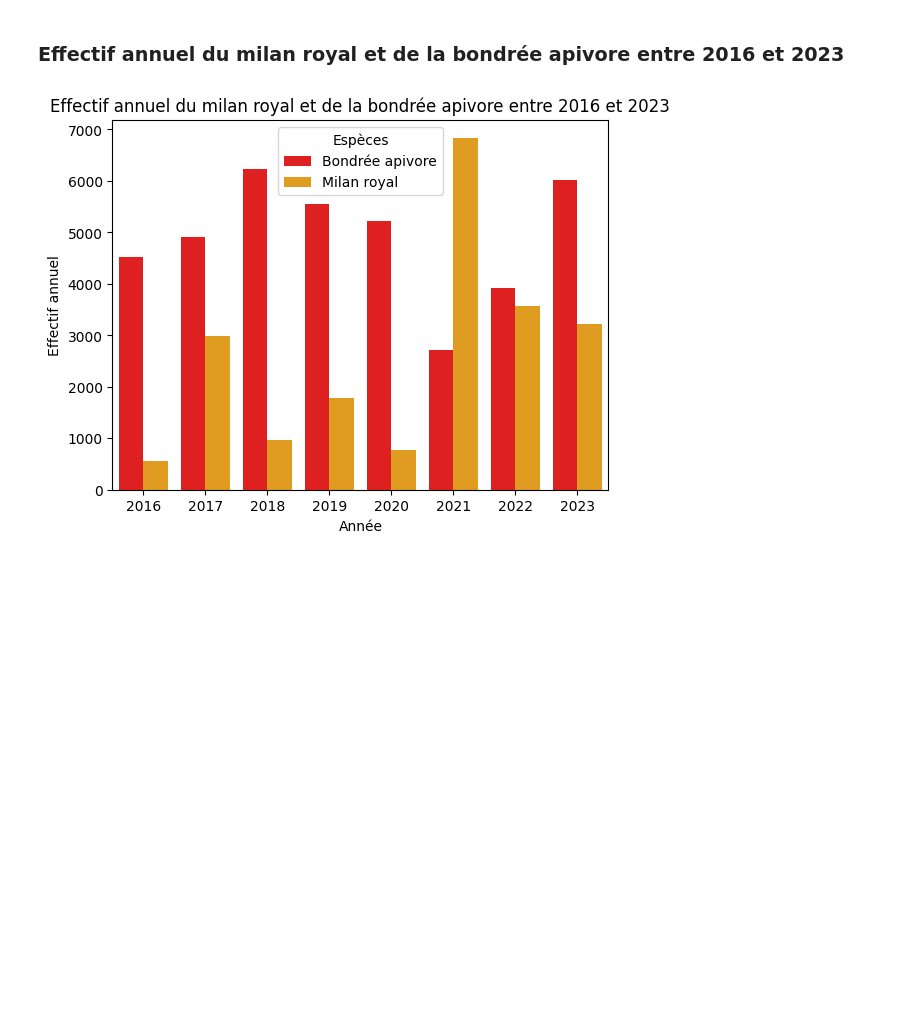
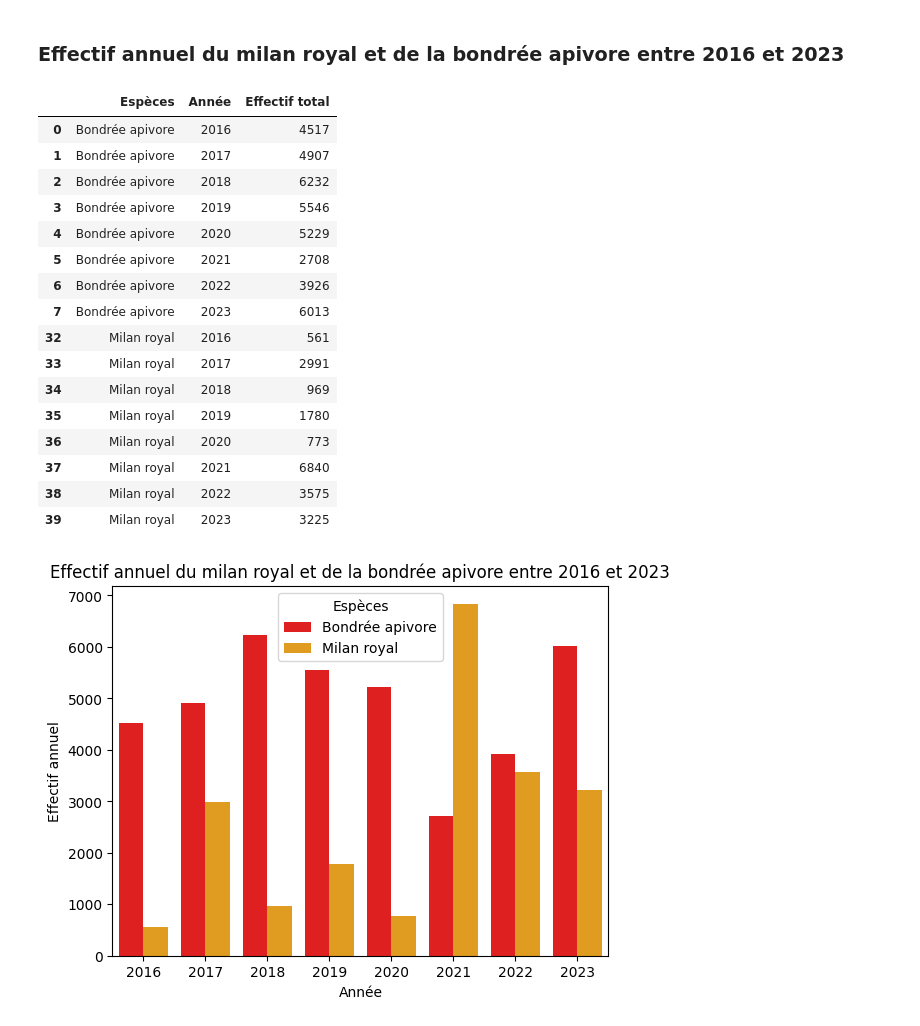
Before and after one commit to amelietatin/oiseaux_cols_libres, a Jupyter notebook: code/6A_ocl_data_top_6_analysis_effectifs_annuels.ipynb, the cells around one changed output. Cells and saved outputs as stored; diff of their text form; code cells hidden in the pictures; blank space fills up the shorter version.

```diff
--- a/code/6A_ocl_data_top_6_analysis_effectifs_annuels.ipynb
+++ b/code/6A_ocl_data_top_6_analysis_effectifs_annuels.ipynb
@@ -128,6 +139,25 @@ plt.savefig('../figures/top_especes_rapaces_cigognes/somme_effectif_par_an/somme
 ### Effectif annuel du milan royal et de la bondrée apivore entre 2016 et 2023
 # %%
 milan_royal_bondree_effectif_par_an = n_obs_species_year[n_obs_species_year['Espèces'].isin(['Milan royal', 'Bondrée apivore'])]
+milan_royal_bondree_effectif_par_an
+# %% [output]
+|  | Espèces | Année | Effectif total |
+| 0 | Bondrée apivore | 2016 | 4517 |
+| 1 | Bondrée apivore | 2017 | 4907 |
+| 2 | Bondrée apivore | 2018 | 6232 |
+| 3 | Bondrée apivore | 2019 | 5546 |
+| 4 | Bondrée apivore | 2020 | 5229 |
+| 5 | Bondrée apivore | 2021 | 2708 |
+| 6 | Bondrée apivore | 2022 | 3926 |
+| 7 | Bondrée apivore | 2023 | 6013 |
+| 32 | Milan royal | 2016 | 561 |
+| 33 | Milan royal | 2017 | 2991 |
+| 34 | Milan royal | 2018 | 969 |
+| 35 | Milan royal | 2019 | 1780 |
+| 36 | Milan royal | 2020 | 773 |
+| 37 | Milan royal | 2021 | 6840 |
+| 38 | Milan royal | 2022 | 3575 |
+| 39 | Milan royal | 2023 | 3225 |
 # %%
 fig, ax = plt.subplots()
 
```
Also changed, not shown: parts of 1 cell of this notebook, 29 other files.
